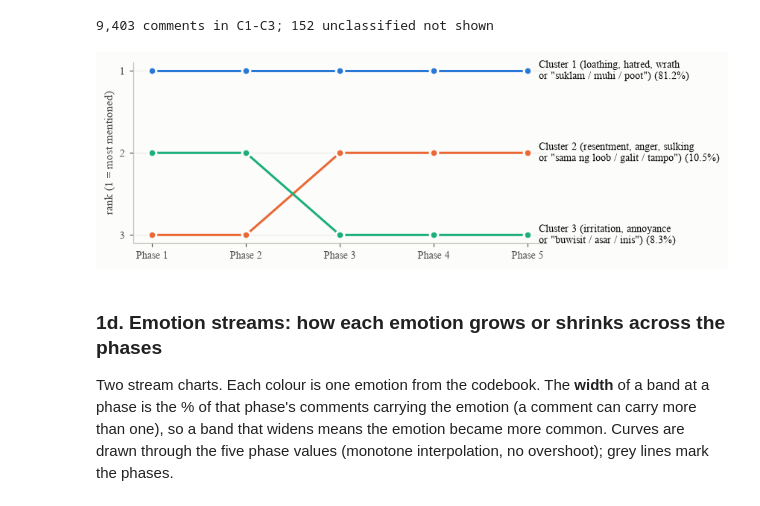
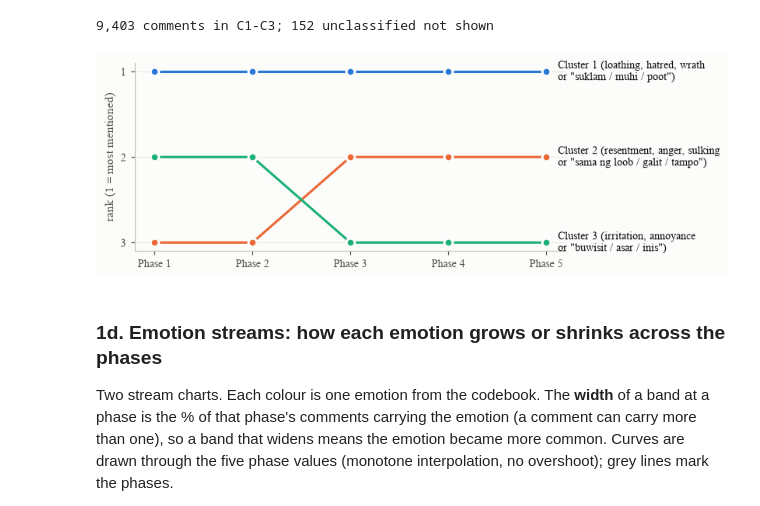
Before and after one commit to mbchavez27/crisis-management-analysis, a Jupyter notebook: 04-statistical-analysis/notebooks/03-findings.ipynb, the cells around one changed output. Drawn from its saved outputs; the diff is of its cells as text; code cells hidden in the pictures.

```diff
--- a/04-statistical-analysis/notebooks/03-findings.ipynb
+++ b/04-statistical-analysis/notebooks/03-findings.ipynb
@@ -239,9 +239,8 @@ def wide_share(t):
 def ranks_of(shares):
     return shares[PHASE_LABELS].rank(ascending=False, method="min").astype(int)
 
-def bump(shares, rank_tab, items, title, fname, colors=None, label_pct=None):
-    # Rank of each item per phase as lines, labelled at the last phase; tied items share one label.
-    # label_pct (optional): the % to print in each label instead of the last phase's share.
+def bump(shares, rank_tab, items, title, fname, colors=None):
+    # Rank of each item per phase as lines, labelled by name at the last phase; tied items share one label.
     fig, ax = plt.subplots(figsize=(6.5, 0.42 * len(items) + 1.6))
     x = np.arange(len(PHASES))
     for i, v in enumerate(items):
@@ -249,8 +248,7 @@ def bump(shares, rank_tab, items, title, fname, colors=None, label_pct=None):
                 markersize=7, markeredgecolor="#fcfcfb", markeredgewidth=2)
     last = PHASE_LABELS[-1]
     for r, grp in rank_tab.loc[items, last].groupby(rank_tab.loc[items, last]):
-        pct = label_pct if label_pct is not None else shares[last]
-        label = " / ".join(f"{v} ({pct[v]:.1f}%)" for v in grp.index)
+        label = " / ".join(grp.index)
         ax.text(x[-1] + 0.12, r, label, va="center", ha="left", fontsize=9)
     ax.invert_yaxis()
     ax.set_yticks(range(1, int(rank_tab.loc[items, PHASE_LABELS].values.max()) + 1))
@@ -516,13 +514,11 @@ print(f"{int(pie_n.sum()):,} comments in C1-C3; {int(clu_end.loc['Unclassified',
 9,403 comments in C1-C3; 152 unclassified not shown
 # %%
 # Ranking of C1 / C2 / C3 in each phase (unclassified left out)
-# Labels show each cluster's share of C1-C3 across the whole crisis, the same numbers as the pie
 RANK_LABELS = {k: v.replace(" or ", "\nor ") for k, v in PIE_LABELS.items()}
 clu3 = clu_end.loc[list(C3_ONLY)].rename(index=C3_ONLY).rename(index=RANK_LABELS)
-bump(clu3, ranks_of(clu3), list(clu3.index), "", "rq1_stamaria_rank",
-     label_pct=(100 * pie_n / pie_n.sum()).rename(RANK_LABELS))
+bump(clu3, ranks_of(clu3), list(clu3.index), "", "rq1_stamaria_rank")
 # %% [output]
-[figure, old version]
+[figure, new version]
 # %% [markdown]
 ### 1d. Emotion streams: how each emotion grows or shrinks across the phases
 Two stream charts. Each colour is one emotion from the codebook. The **width** of a band at a phase is the % of that
```
Also changed, not shown: parts of 5 cells of this notebook, 6 other files.
